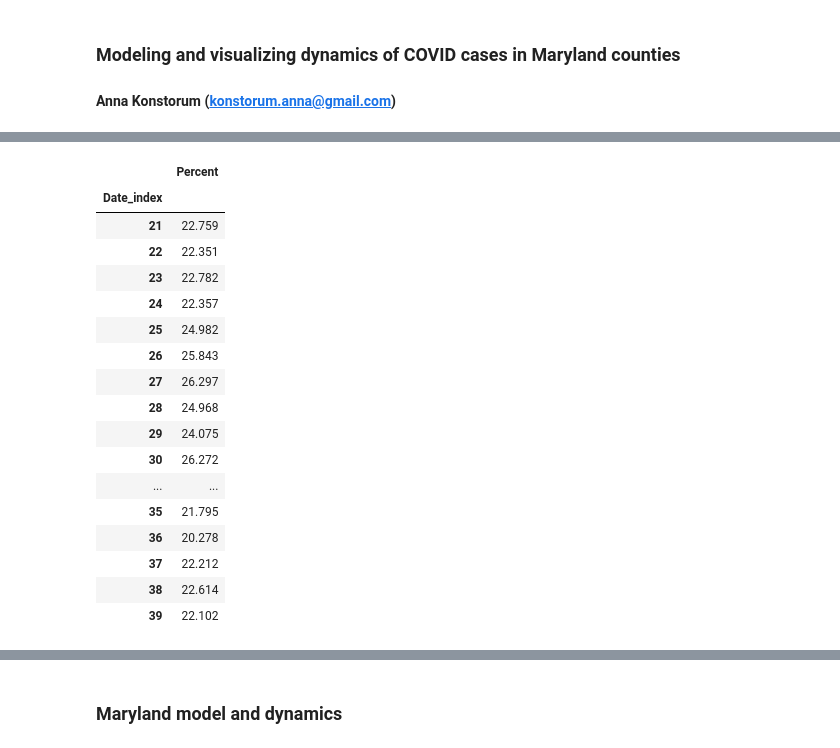
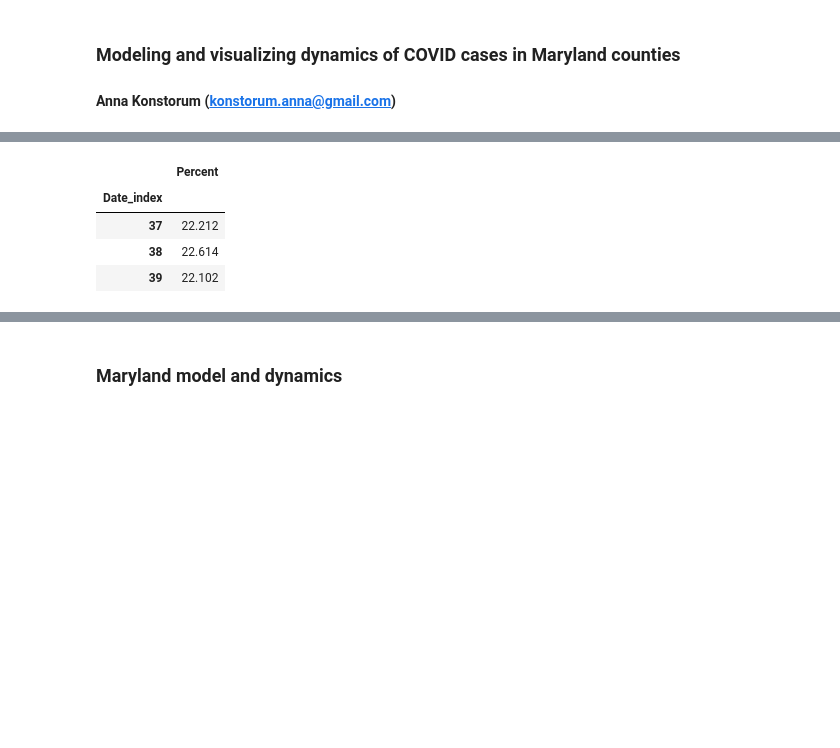
Before and after one commit to akonstodata/md_county_covid, a Jupyter notebook: code/MD_COVID_Dynamics_model_choose.ipynb, the cells around one changed output, grey strips where cells are left out. Saved outputs shown, nothing was run; the diff lists cells and outputs as text; code cells hidden in the pictures; blank space fills up the shorter version.

```diff
--- a/code/MD_COVID_Dynamics_model_choose.ipynb
+++ b/code/MD_COVID_Dynamics_model_choose.ipynb
@@ -166,25 +190,12 @@ def function_use(county,model_results):
 # %%
 # hospitalization/positive case ratio
 h_p=pd.DataFrame(md_xtra.loc[21:]["Hospitalized"]/md_county.loc[21:]["Total"])
 h_p.columns=["Percent"]
 h_p["Percent"] = [float("{:.3f}".format(100*item)) for item in h_p["Percent"]]
-h_p
+h_p[-4:-1]
 # %% [output]
 |  | Percent |
 | Date_index |  |
-| 21 | 22.759 |
-| 22 | 22.351 |
-| 23 | 22.782 |
-| 24 | 22.357 |
-| 25 | 24.982 |
-| 26 | 25.843 |
-| 27 | 26.297 |
-| 28 | 24.968 |
-| 29 | 24.075 |
-| 30 | 26.272 |
-| ... | ... |
-| 35 | 21.795 |
-| 36 | 20.278 |
 | 37 | 22.212 |
 | 38 | 22.614 |
 | 39 | 22.102 |
```
Also changed, not shown: parts of 19 cells of this notebook, 6 other files.
